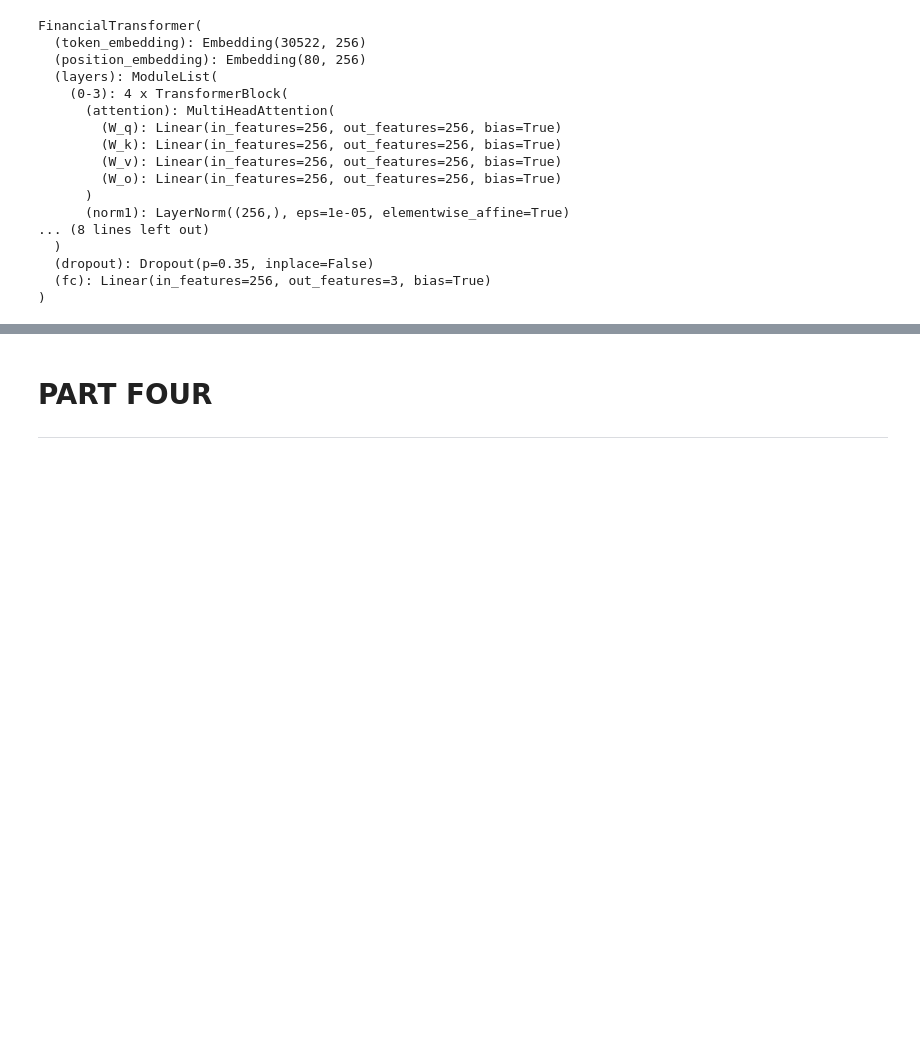
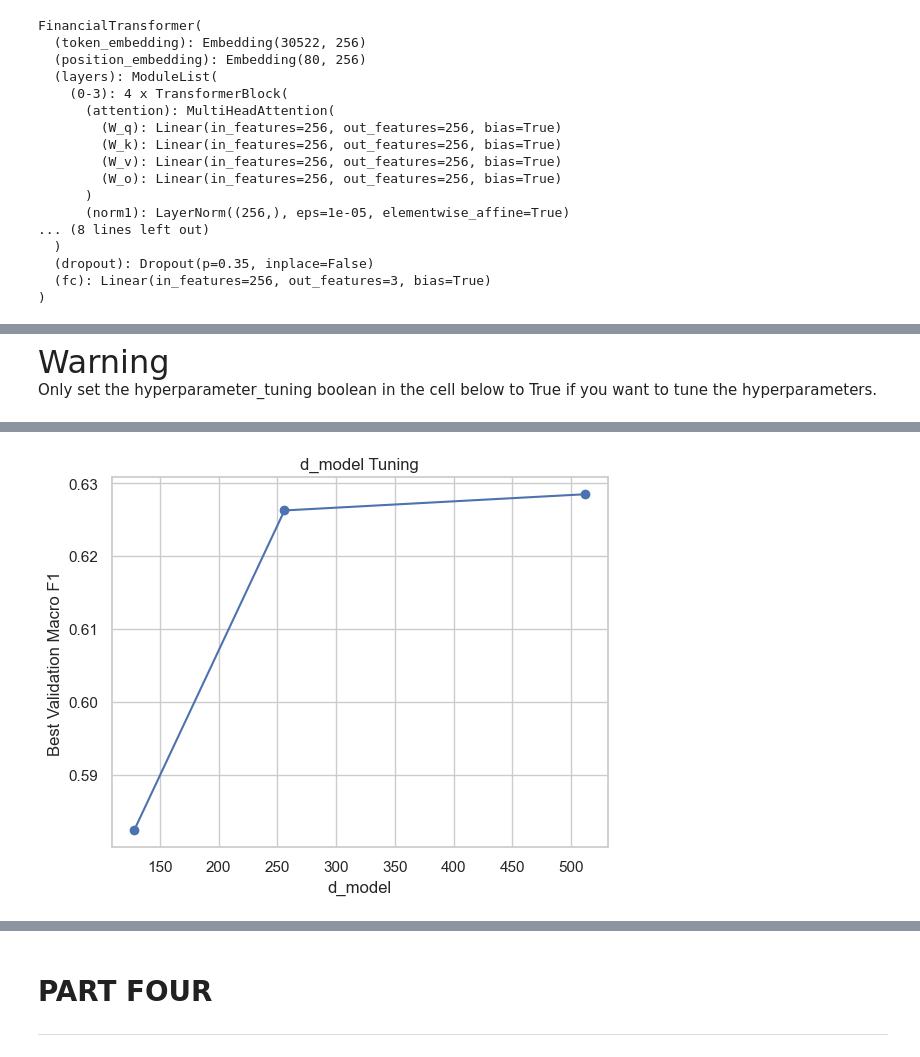
Before and after one commit to MLGroup28/financial_text_sentiment_analysis, a Jupyter notebook: financial_text_sentiment_analysis.ipynb, the cells around one changed output, grey strips where cells are left out. Cells and saved outputs as stored; diff of their text form; code cells hidden in the pictures; blank space fills up the shorter version.

Commit message:
finetuning hyperparameters added

```diff
--- a/financial_text_sentiment_analysis.ipynb
+++ b/financial_text_sentiment_analysis.ipynb
@@ -380,9 +437,9 @@ class FinancialTransformer(nn.Module):
         return self.fc(cls_output)
 # %%
 VOCAB_SIZE = tokenizer.vocab_size
-D_MODEL = 256     #Hyperparameter  -> must be divisible by NUM_HEADS
-NUM_HEADS = 4      #Hyperparameter
-NUM_LAYERS = 4      #Hyperparameter
+D_MODEL = 512     #Hyperparameter  -> must be divisible by NUM_HEADS
+NUM_HEADS = 8      #Hyperparameter
+NUM_LAYERS = 2      #Hyperparameter
 FF_HIDDEN_DIM = 1024  #Hyperparameter
 MAX_LEN = 80          #Don't put it less than 68 and make it divisible by 8
 NUM_CLASSES = 3
@@ -603,3 +649,8 @@ def plot_results(history):
 
     plt.tight_layout()
     plt.show()
+# %% [markdown]
+<font color=DC143C size=6>
+Warning </font>
+
+Only set the hyperparameter_tuning boolean in the cell below to True if you want to tune the hyperparameters.
@@ -605,0 +660,35 @@ def plot_results(history):
+# %%
+#d_model tuning
+if not hyperparameter_tuning:
+    raise SystemExit("Not hyperparamtere tuning.")
+
+d_models = [128, 256, 512]
+results = {}
+
+for d in d_models:
+    print(f"\nTraining with d_model = {d}")
+
+    model = FinancialTransformer(
+        vocab_size=VOCAB_SIZE,
+        d_model=d,
+        num_heads=NUM_HEADS,
+        num_layers=NUM_LAYERS,
+        ff_hidden_dim=FF_HIDDEN_DIM,
+        max_len=MAX_LEN,
+        num_classes=NUM_CLASSES
+    )
+
+    history = train_model(model, train_loader, val_loader, epochs)
+
+    best_f1 = max(history['val_macro_f1'])
+    results[d] = best_f1
+
+plt.figure()
+plt.plot(list(results.keys()), list(results.values()), marker='o')
+plt.xlabel("d_model")
+plt.ylabel("Best Validation Macro F1")
+plt.title("d_model Tuning")
+plt.show()
+
+D_MODEL = max(results, key=results.get)
+# %% [output]
@@ -605,0 +712 @@ def plot_results(history):
+[figure, added]
```
Also changed, not shown: parts of 22 cells of this notebook.
